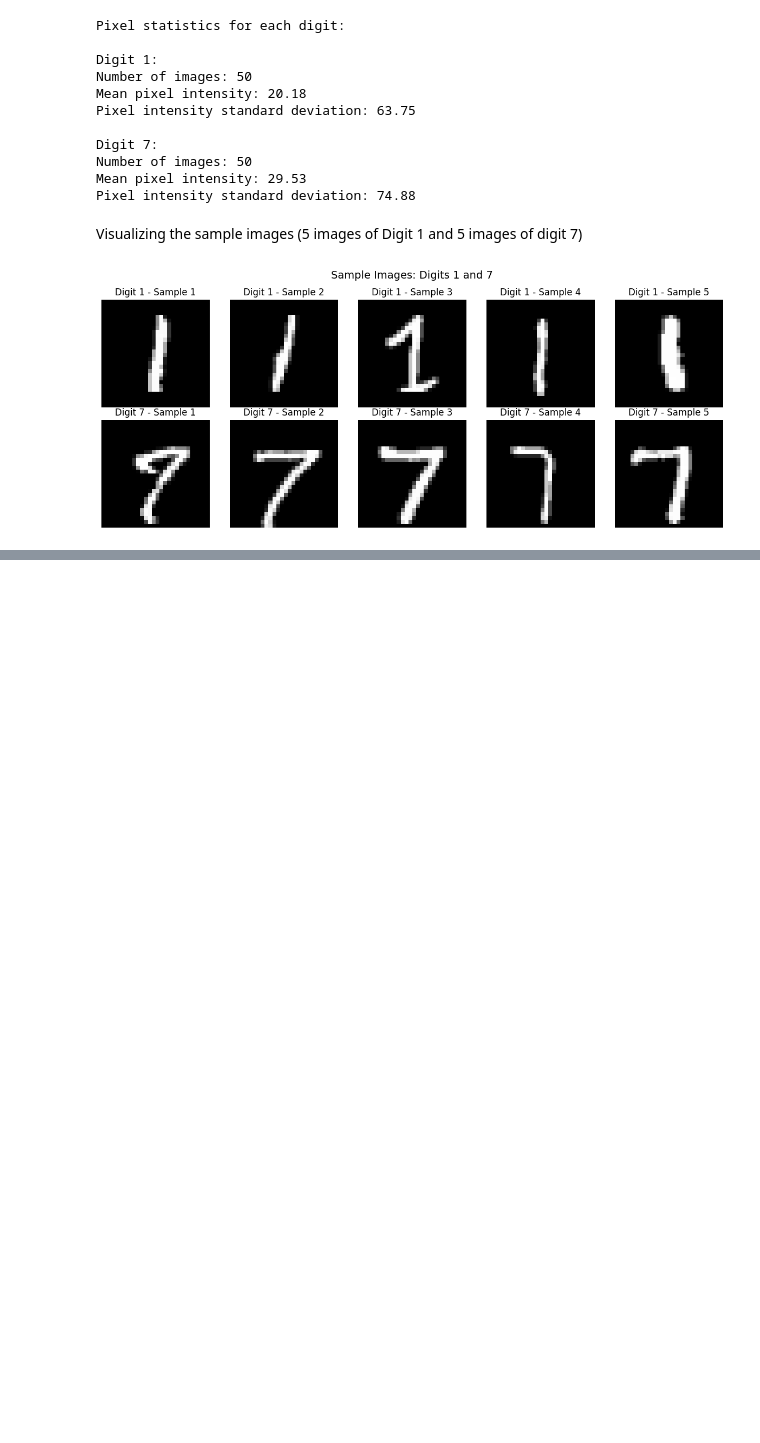
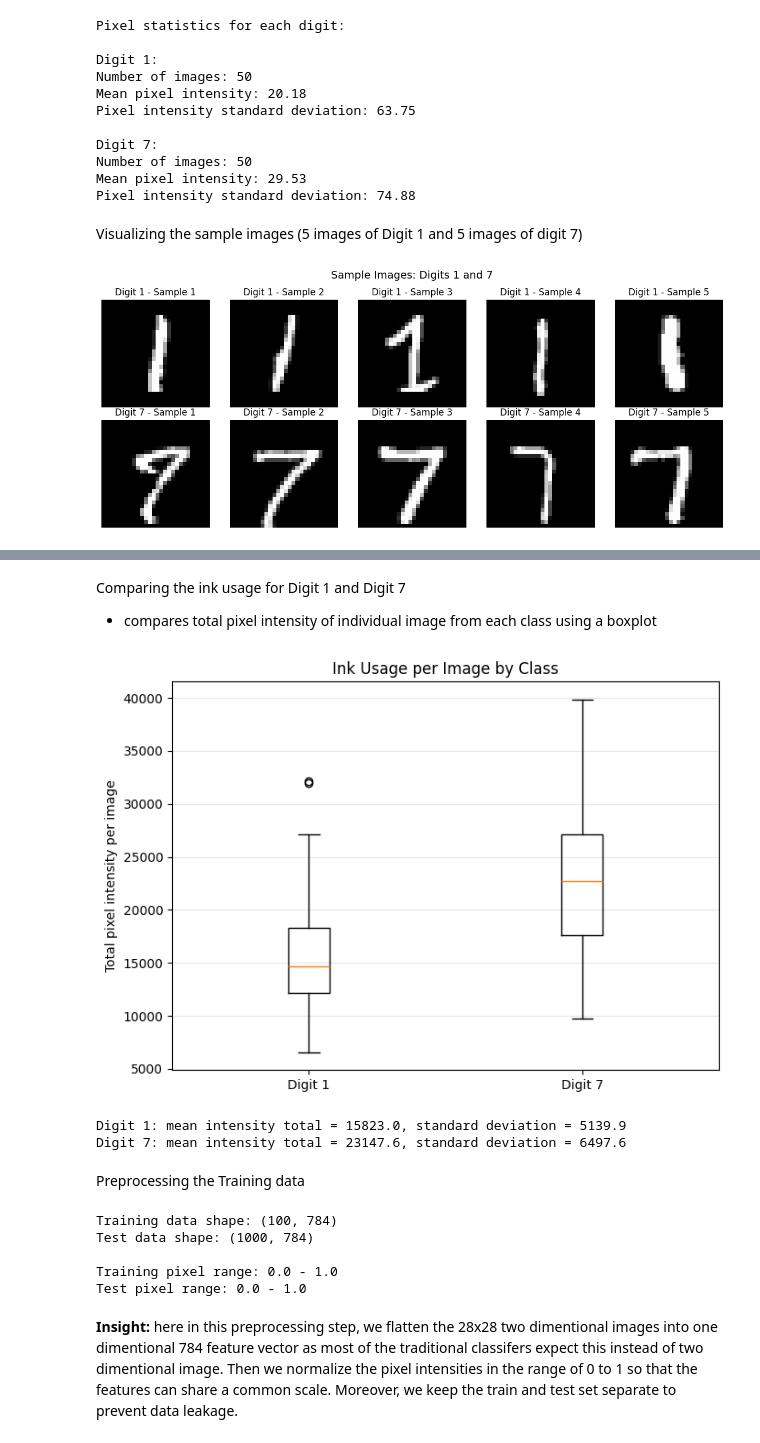
Before and after one commit to TasminaTasin75/binary-classification-mnist-dataset, a Jupyter notebook: ml_assignment_build_analyze_binary_classification.ipynb, the cells around one changed output, grey strips where cells are left out. Saved outputs shown, nothing was run; the diff lists cells and outputs as text; code cells hidden in the pictures; blank space fills up the shorter version.

```diff
--- a/ml_assignment_build_analyze_binary_classification.ipynb
+++ b/ml_assignment_build_analyze_binary_classification.ipynb
@@ -170,0 +227,63 @@ plt.show()
+# %% [markdown]
+Comparing the ink usage for Digit 1 and Digit 7
+
+- compares total pixel intensity of individual image from each class using a boxplot
+# %%
+# Calculating total pixel intensity for each original training image
+ink = X_train.reshape(len(X_train), -1).sum(axis=1)
+
+# Separating the intensity totals of digit 1 and 7
+ink_digit_1 = ink[y_train == 1]
+ink_digit_7 = ink[y_train == 7]
+
+# Comparing the two classes using a boxplot
+plt.figure(figsize=(7, 5))
+plt.boxplot(
+    [ink_digit_1, ink_digit_7],
+    tick_labels=["Digit 1", "Digit 7"]
+)
+
+plt.ylabel("Total pixel intensity per image")
+plt.title("Ink Usage per Image by Class")
+plt.grid(axis="y", alpha=0.3)
+plt.tight_layout()
+plt.show()
+
+#  Summary statistics
+for digit, values in [(1, ink_digit_1), (7, ink_digit_7)]:
+    print(
+        f"Digit {digit}: "
+        f"mean intensity total = {values.mean():.1f}, "
+        f"standard deviation = {values.std():.1f}"
+    )
+# %% [output]
+[figure, added]
+Digit 1: mean intensity total = 15823.0, standard deviation = 5139.9
+Digit 7: mean intensity total = 23147.6, standard deviation = 6497.6
+# %% [markdown]
+Preprocessing the Training data
+# %%
+# Flattening each 28x28 image into a 784 features as most of the classifiers expect one dimentional feature vector rather than 2 dimentional images
+X_train_flattened = X_train.reshape(X_train.shape[0], -1)
+X_test_flattened = X_test.reshape(X_test.shape[0], -1)
+
+# Converting pixel values to floating-point numbers and normalize the pixel intesities to 0-1
+X_train_scaled = X_train_flattened.astype(np.float32) / 255.0
+X_test_scaled = X_test_flattened.astype(np.float32) / 255.0
+
+# Preprocessing results
+print("Training data shape:", X_train_scaled.shape)
+print("Test data shape:", X_test_scaled.shape)
+
+print("\nTraining pixel range:",
+      X_train_scaled.min(), "-", X_train_scaled.max())
+print("Test pixel range:",
+      X_test_scaled.min(), "-", X_test_scaled.max())
+# %% [output]
+Training data shape: (100, 784)
+Test data shape: (1000, 784)
+
+Training pixel range: 0.0 - 1.0
+Test pixel range: 0.0 - 1.0
+# %% [markdown]
+**Insight:** here in this preprocessing step, we flatten the 28x28 two dimentional images into one dimentional 784 feature vector as most of the traditional classifers expect this instead of two dimentional image. Then we normalize the pixel intensities in the range of 0 to 1 so that the features can share a common scale. Moreover, we keep the train and test set separate to prevent data leakage.
```
Also changed, not shown: parts of 39 cells of this notebook.
